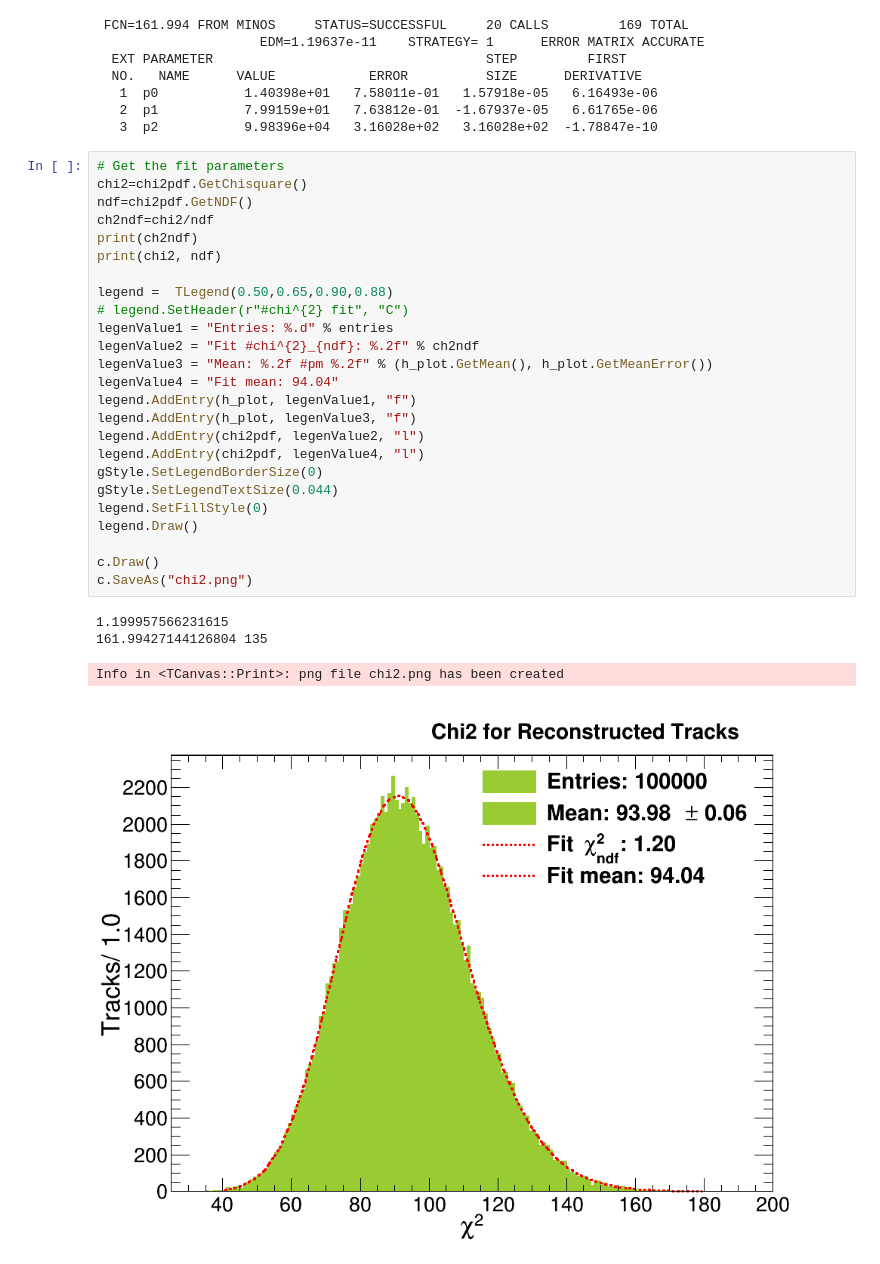
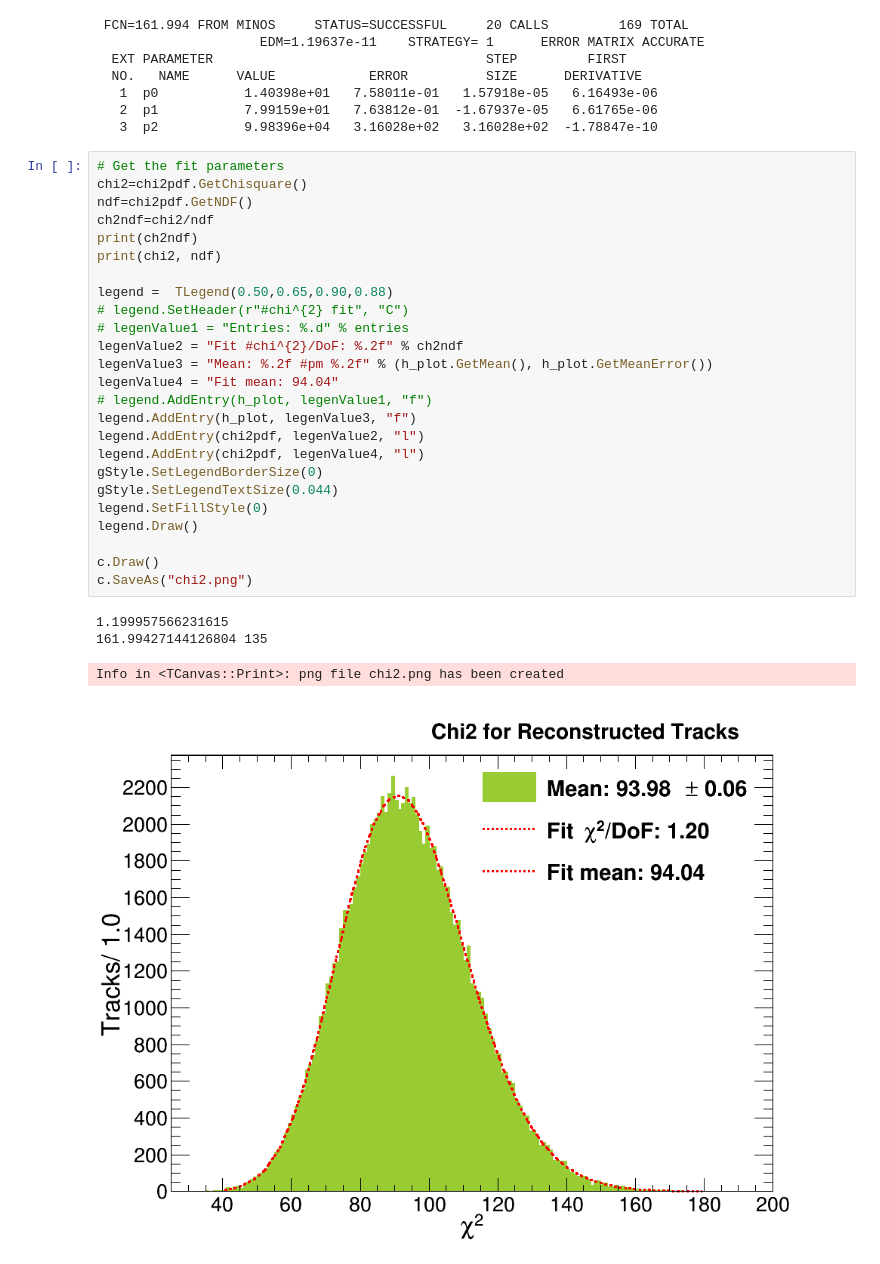
Before and after one commit to glukicov/alignTrack, a Jupyter notebook: mpIIDESY/Plots/ThesisPlots.ipynb, the cells around one changed output. Saved outputs shown, nothing was run; the diff lists cells and outputs as text.

```diff
--- a/mpIIDESY/Plots/ThesisPlots.ipynb
+++ b/mpIIDESY/Plots/ThesisPlots.ipynb
@@ -108,30 +148,30 @@ h_plot.Fit('chi2pdf','SREM') # fit in range (R), TMinut fit (M), Minos errors (E
 # %%
 # Get the fit parameters
 chi2=chi2pdf.GetChisquare()
 ndf=chi2pdf.GetNDF()
 ch2ndf=chi2/ndf
 print(ch2ndf)
 print(chi2, ndf)
 
 legend =  TLegend(0.50,0.65,0.90,0.88)
 # legend.SetHeader(r"#chi^{2} fit", "C")
-legenValue1 = "Entries: %.d" % entries
-legenValue2 = "Fit #chi^{2}_{ndf}: %.2f" % ch2ndf
+# legenValue1 = "Entries: %.d" % entries
+legenValue2 = "Fit #chi^{2}/DoF: %.2f" % ch2ndf
 legenValue3 = "Mean: %.2f #pm %.2f" % (h_plot.GetMean(), h_plot.GetMeanError())
 legenValue4 = "Fit mean: 94.04"
-legend.AddEntry(h_plot, legenValue1, "f")
+# legend.AddEntry(h_plot, legenValue1, "f")
 legend.AddEntry(h_plot, legenValue3, "f")
 legend.AddEntry(chi2pdf, legenValue2, "l")
 legend.AddEntry(chi2pdf, legenValue4, "l")
 gStyle.SetLegendBorderSize(0)
 gStyle.SetLegendTextSize(0.044)
 legend.SetFillStyle(0)
 legend.Draw()
 
 c.Draw()
 c.SaveAs("chi2.png")
 # %% [output]
 1.199957566231615
 161.99427144126804 135
 Info in <TCanvas::Print>: png file chi2.png has been created
-[figure, old version]
+[figure, new version]
```
Also changed, not shown: parts of 6 cells of this notebook, 2 other files.
